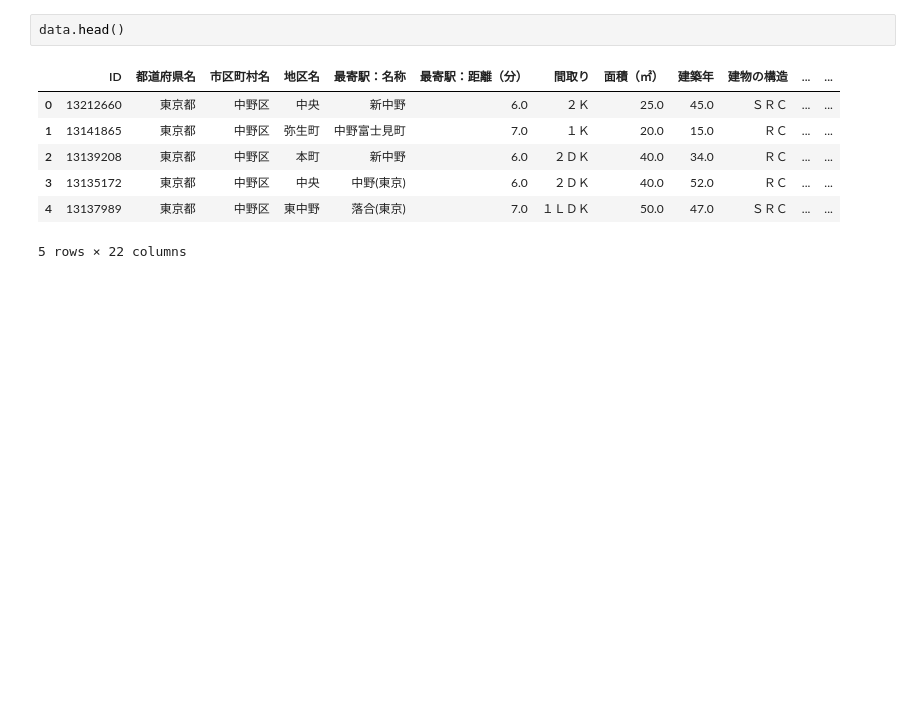
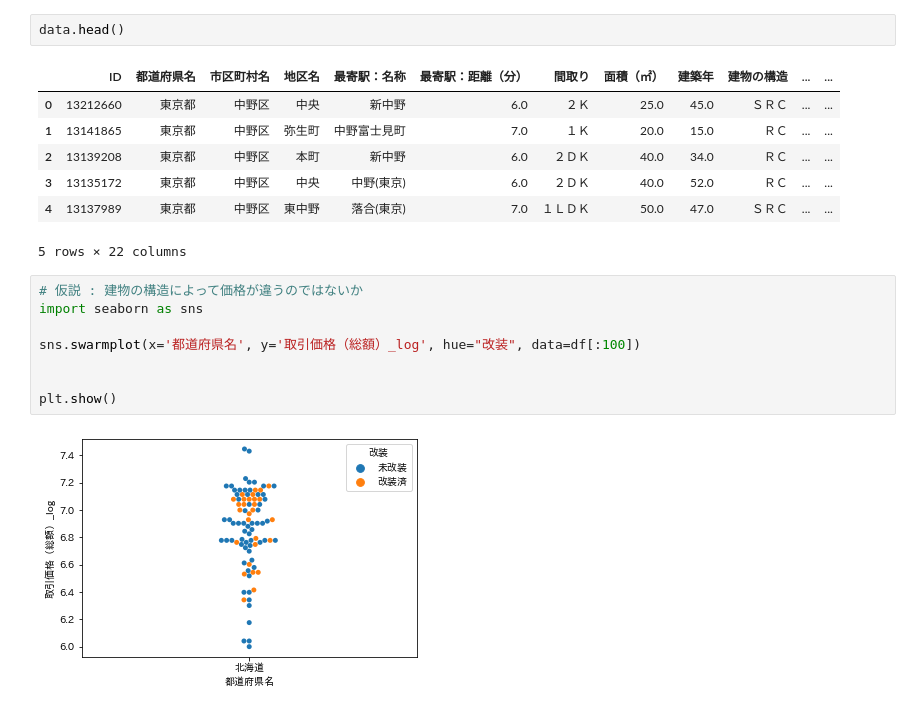
Before and after one commit to jinwatanabe/Docker_gpu_env, a Jupyter notebook: notebook/nishika/old_apartment_2021/07_EDA.ipynb, the cells around one changed output. Cells and saved outputs as stored; diff of their text form; blank space fills up the shorter version.

```diff
--- a/notebook/nishika/old_apartment_2021/07_EDA.ipynb
+++ b/notebook/nishika/old_apartment_2021/07_EDA.ipynb
@@ -163,3 +186,13 @@ data.head()
 | 3 | 13135172 | 東京都 | 中野区 | 中央 | 中野(東京) | 6.0 | ２ＤＫ | 40.0 | 52.0 | ＲＣ | ... | ... |
 | 4 | 13137989 | 東京都 | 中野区 | 東中野 | 落合(東京) | 7.0 | １ＬＤＫ | 50.0 | 47.0 | ＳＲＣ | ... | ... |
 5 rows × 22 columns
+# %%
+# 仮説 : 建物の構造によって価格が違うのではないか
+import seaborn as sns
+
+sns.swarmplot(x='都道府県名', y='取引価格（総額）_log', hue="改装", data=df[:100])
+
+
+plt.show()
+# %% [output]
+[figure, added]
```
Also changed, not shown: parts of 9 cells of this notebook, 1 other file.
